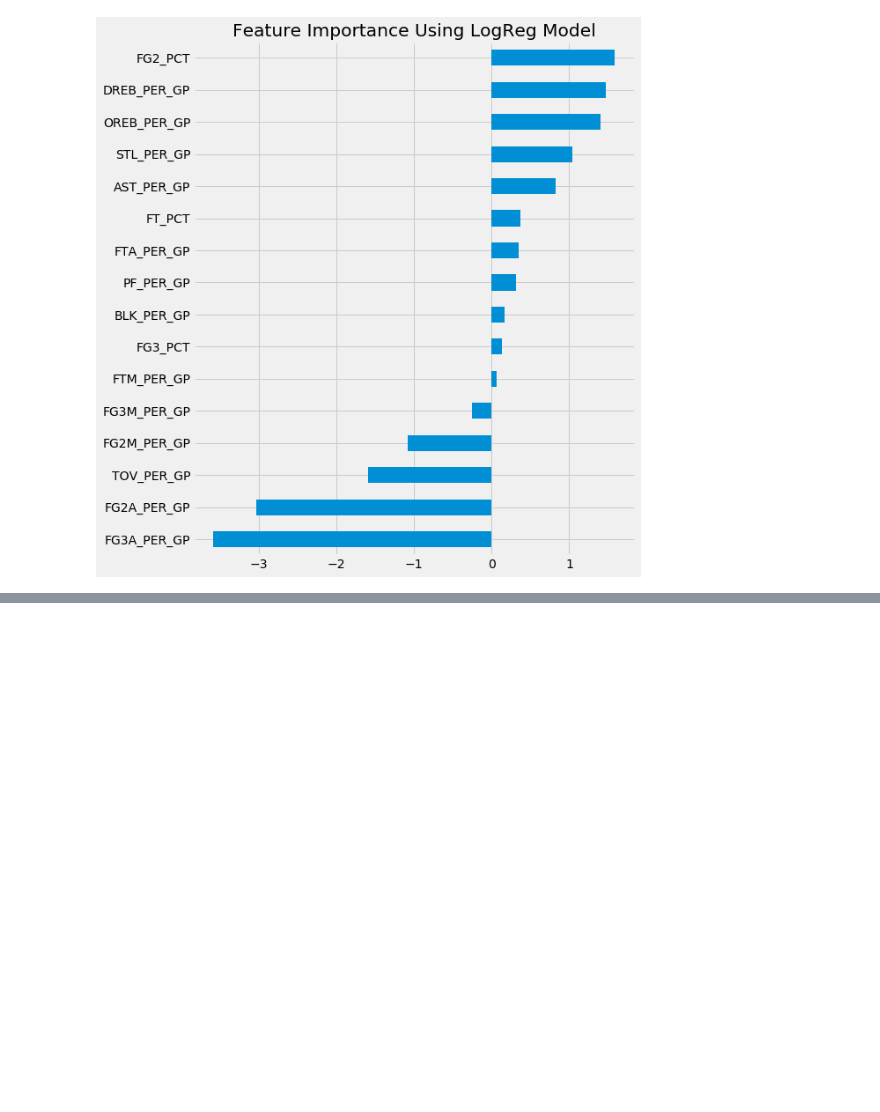
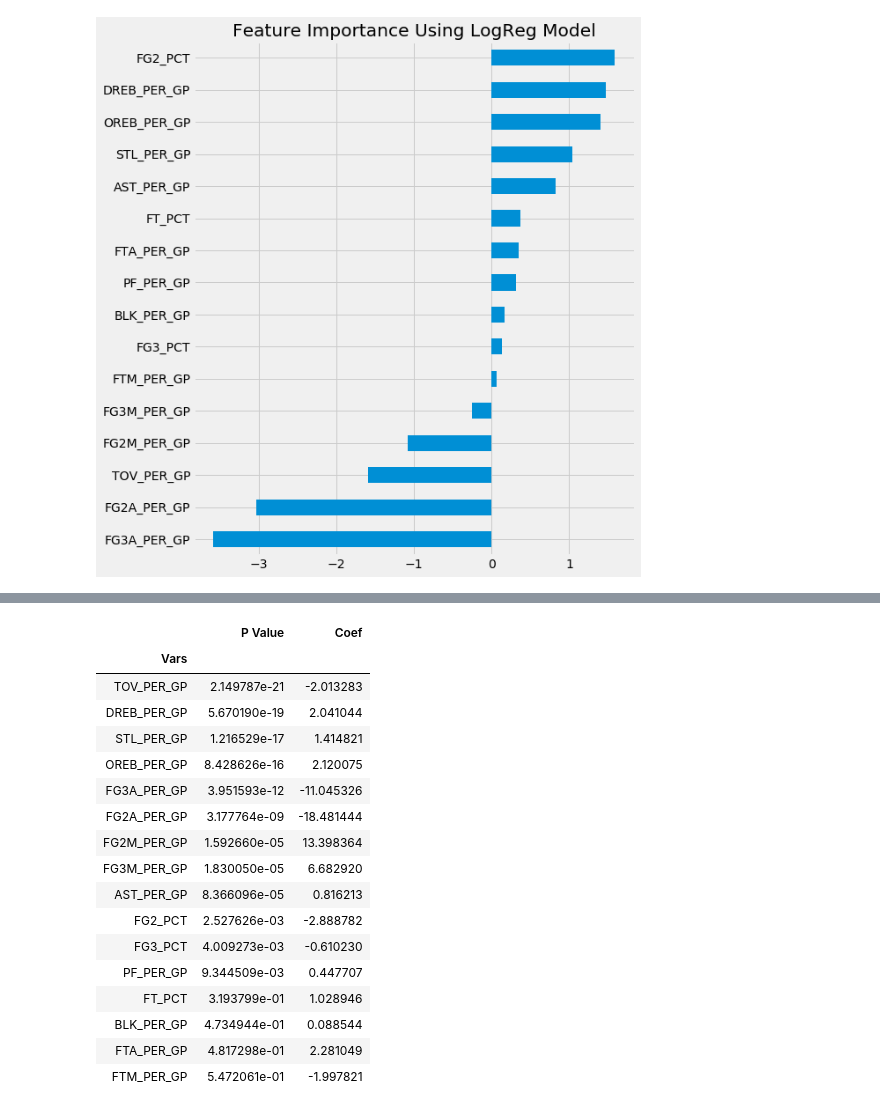
Before and after one commit to bgp09002/NBA, a Jupyter notebook: 3. Modeling/Modeling.ipynb, the cells around one changed output, grey strips where cells are left out. Cells and saved outputs as stored; diff of their text form; code cells hidden in the pictures; blank space fills up the shorter version.

```diff
--- a/3. Modeling/Modeling.ipynb
+++ b/3. Modeling/Modeling.ipynb
@@ -331,7 +370,25 @@ dtype: float64
 # %%
-pvalues=model.pvalues.to_frame().rename(columns={0:'P Value'})
-pvalues['Coef']=model.params.to_list()
-pvalues.drop('const',inplace=True)
+pvalues=logmodel.pvalues.to_frame().rename(columns={0:'P Value'})
+pvalues['Coef']=logmodel.params.to_list()
 pvalues['Vars']=feats
 pvalues.set_index('Vars',inplace=True)
 pvalues.sort_values(by=['P Value'])
+# %% [output]
+|  | P Value | Coef |
+| Vars |  |  |
+| TOV_PER_GP | 2.149787e-21 | -2.013283 |
+| DREB_PER_GP | 5.670190e-19 | 2.041044 |
+| STL_PER_GP | 1.216529e-17 | 1.414821 |
+| OREB_PER_GP | 8.428626e-16 | 2.120075 |
+| FG3A_PER_GP | 3.951593e-12 | -11.045326 |
+| FG2A_PER_GP | 3.177764e-09 | -18.481444 |
+| FG2M_PER_GP | 1.592660e-05 | 13.398364 |
+| FG3M_PER_GP | 1.830050e-05 | 6.682920 |
+| AST_PER_GP | 8.366096e-05 | 0.816213 |
+| FG2_PCT | 2.527626e-03 | -2.888782 |
+| FG3_PCT | 4.009273e-03 | -0.610230 |
+| PF_PER_GP | 9.344509e-03 | 0.447707 |
+| FT_PCT | 3.193799e-01 | 1.028946 |
+| BLK_PER_GP | 4.734944e-01 | 0.088544 |
+| FTA_PER_GP | 4.817298e-01 | 2.281049 |
+| FTM_PER_GP | 5.472061e-01 | -1.997821 |
```
Also changed, not shown: parts of 37 cells of this notebook, 12 other files.
